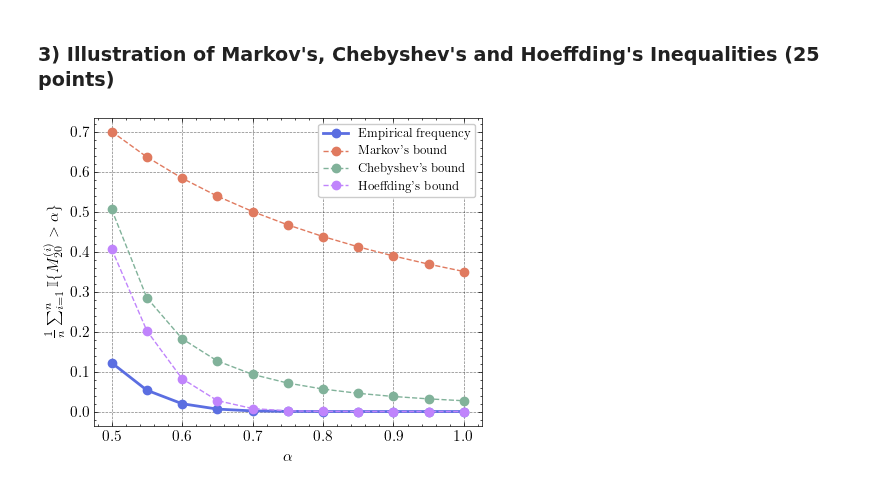
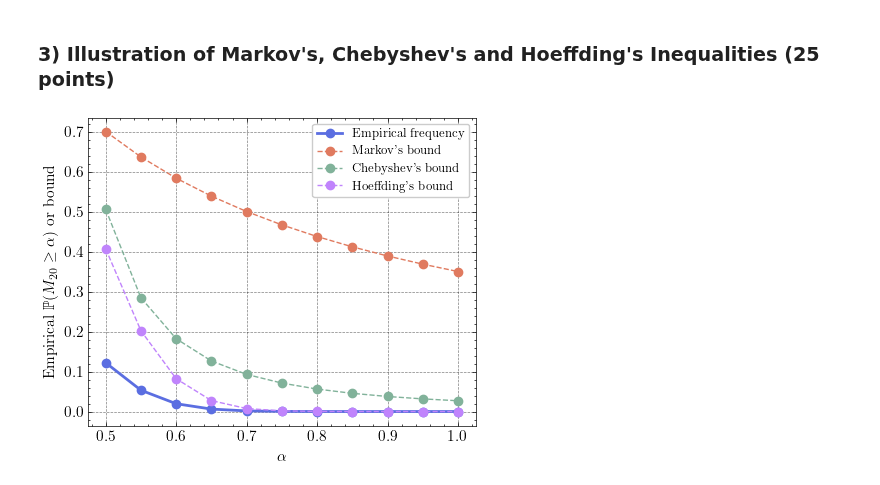
Before and after one commit to MO-tothe-ES/MLA_DIKU, a Jupyter notebook: Assignments/HA2/HA2_consentration_of_measure.ipynb, the cells around one changed output. Drawn from its saved outputs; the diff is of its cells as text; code cells hidden in the pictures.

```diff
--- a/Assignments/HA2/HA2_consentration_of_measure.ipynb
+++ b/Assignments/HA2/HA2_consentration_of_measure.ipynb
@@ -29,7 +29,6 @@ SX = X.sum(axis=1)
 alphas = np.linspace(0.5, 1.0, 11)
 freq_SX_geq   = np.zeros(len(alphas))
 theory_bounds = np.zeros((len(alphas),3))
-empiri_bounds = np.zeros((len(alphas),3))
 
 # loop over each alpha, and calculate the conditions
 for j, alpha in enumerate(alphas):
@@ -41,50 +40,36 @@ for j, alpha in enumerate(alphas):
     # 3) Markow's bound
     theory_bounds[j,0] = p / alpha
 
-    p_empiri = np.mean(SX/20)
-    #empiri_bounds[j,0] = p_empiri / alpha
-
     # 4) Chebyshev's bound
     theory_bounds[j,1] = p * (1 - p) / (Nx*(alpha - p)**2)
-    # empiri_bounds[j,1] = np.min(
-    #     (1.0,
-    #     p_empiri * (1 - p_empiri) / (Nx * (alpha - p_empiri)**2))
-    # )
 
     # 5) Hoeffding's bound
     theory_bounds[j,2] = np.exp(- 40*(alpha-p)**2)
 
 
 # plot the empirical frequency and the corresponding bounds
 plt.figure(figsize=(5, 4))
 
 plt.plot(
     alphas, freq_SX_geq,
     marker="o", color="#5B6EE1", lw="2",
     label="Empirical frequency"
 )
 
-red_shades = ["#E07A5F", "#81B29A", "#C084FC"]
+colors = ["#E07A5F", "#81B29A", "#C084FC"]
 bound_labels = ["Markov's bound", "Chebyshev's bound", "Hoeffding's bound"]
 
-for i, (color, label) in enumerate(zip(red_shades, bound_labels)):
+for i, (color, label) in enumerate(zip(colors, bound_labels)):
     plt.plot(
         alphas, theory_bounds[:, i],
         marker="o", color=color, ls="--",
         label=label
     )
-    # plt.plot(
-    #     alphas, empiri_bounds[:, i],
-    #     marker=None
-    # )
 
 plt.xlabel(r"$\alpha$")
-plt.ylabel(
-    r"$\frac{1}{n}\sum_{i=1}^{n}"
-    r"\mathbb{I}\{M_{20}^{(i)}>\alpha\}$"
-)
+plt.ylabel(r"Empirical $\mathbb{P}(M_{20}\geq \alpha)$ or bound")
 plt.legend()
-plt.savefig("output/bound_plot.png")
+plt.savefig("output/bound_plot.png",dpi=300)
 plt.show()
 # %% [output]
-[figure, old version]
+[figure, new version]
```
Also changed, not shown: 16 other files.
